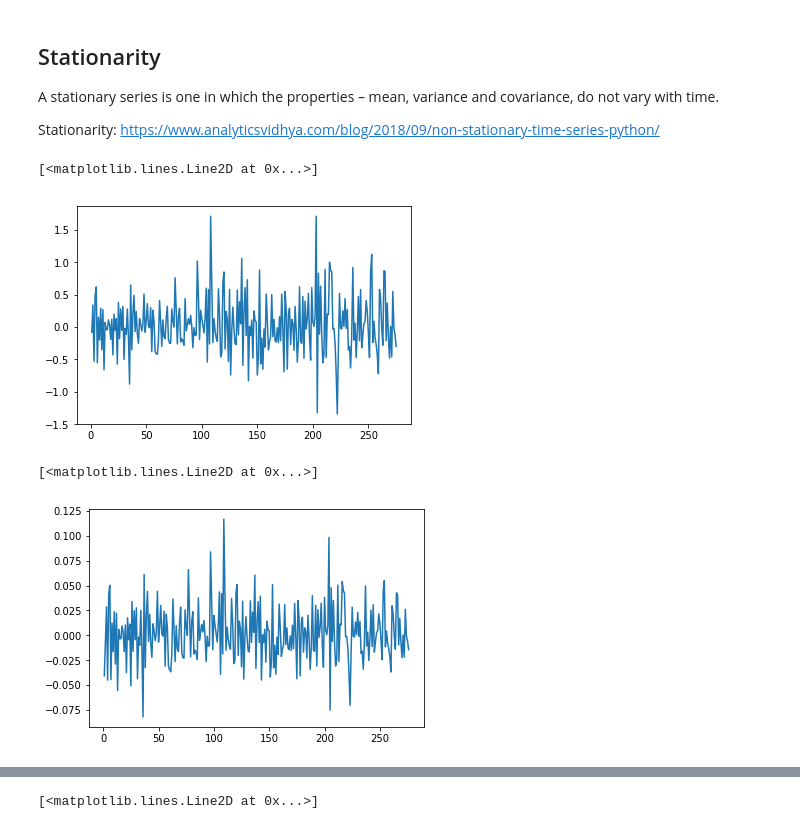
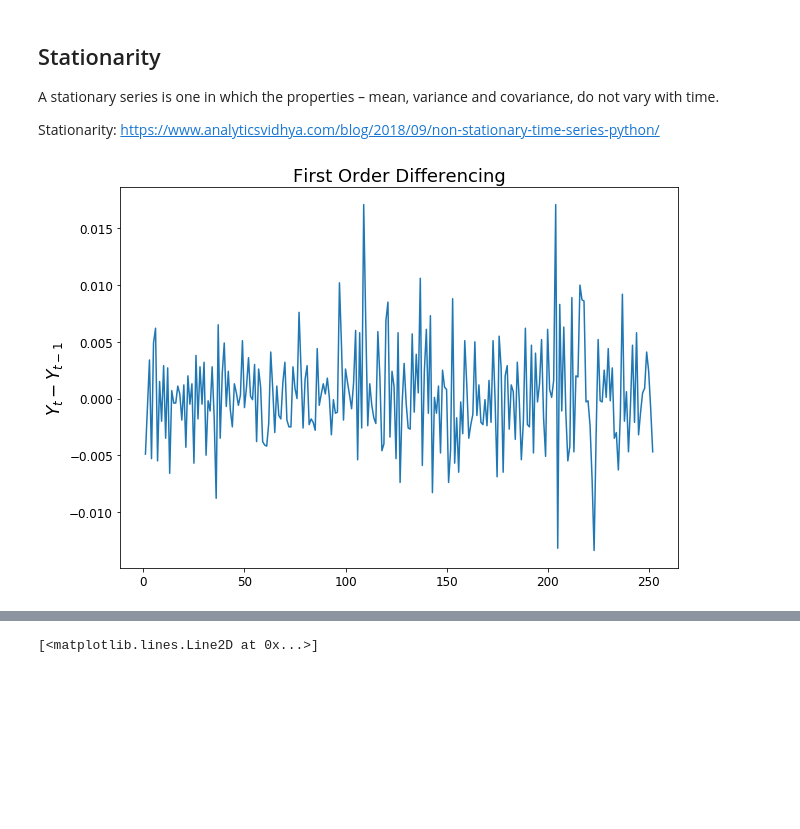
Before and after one commit to ahotaling/STAT_330_Project, a Jupyter notebook: Notebooks/stat330_initialdivev2.ipynb, the cells around one changed output, grey strips where cells are left out. Saved outputs shown, nothing was run; the diff lists cells and outputs as text; code cells hidden in the pictures; blank space fills up the shorter version.

```diff
--- a/Notebooks/stat330_initialdivev2.ipynb
+++ b/Notebooks/stat330_initialdivev2.ipynb
@@ -78,0 +71,6 @@ data.head()
+# %%
+# Seperate the forcasts from US EIA SHORT-TERM ENERGY OUTLOOK
+forcast_eia = data.iloc[-24:]
+
+observed_data = data.iloc[:-24]
+observed_data['Electricity Price'] = observed_data['Electricity Price']/100
@@ -391,9 +407,14 @@ Text(0,0.5,'Electricity Price')
  Stationarity:
     https://www.analyticsvidhya.com/blog/2018/09/non-stationary-time-series-python/
 # %%
-difference = data['Electricity Price'] - data['Electricity Price'].shift(1)
+difference = observed_data['Electricity Price'] - observed_data['Electricity Price'].shift(1)
 difference.dropna(inplace=True)
-plt.plot(difference) # there is nonconstant variance --> needs a transformation?
+fig, ax = plt.subplots(figsize = (10,7))
+
+ax.plot(difference) # there is nonconstant variance --> needs a transformation?
+ax.set_ylabel(r'$Y_t-Y_{t-1}$', fontsize = 17)
+ax.set_title('First Order Differencing', fontsize = 18)
+ax.tick_params(labelsize=12, axis='both')
+#fig.savefig(figpath + 'first_order_difference.png')
 # %% [output]
-[<matplotlib.lines.Line2D at 0x...>]
-[figure, old version]
+[figure, new version]
@@ -404,5 +420,0 @@ difference_log.dropna(inplace=True)
-# %%
-plt.plot(difference_log) # log transformation helps the variance a little (maybe hard to tell, need to do a test )
-# %% [output]
-[<matplotlib.lines.Line2D at 0x...>]
-[figure, removed]
```
Also changed, not shown: parts of 12 cells of this notebook.
